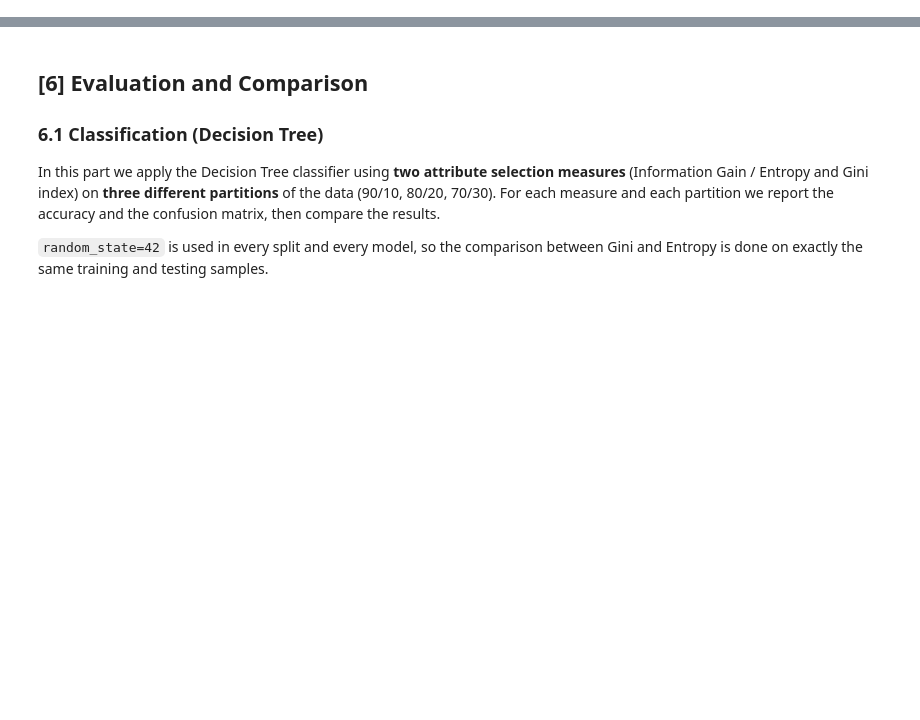
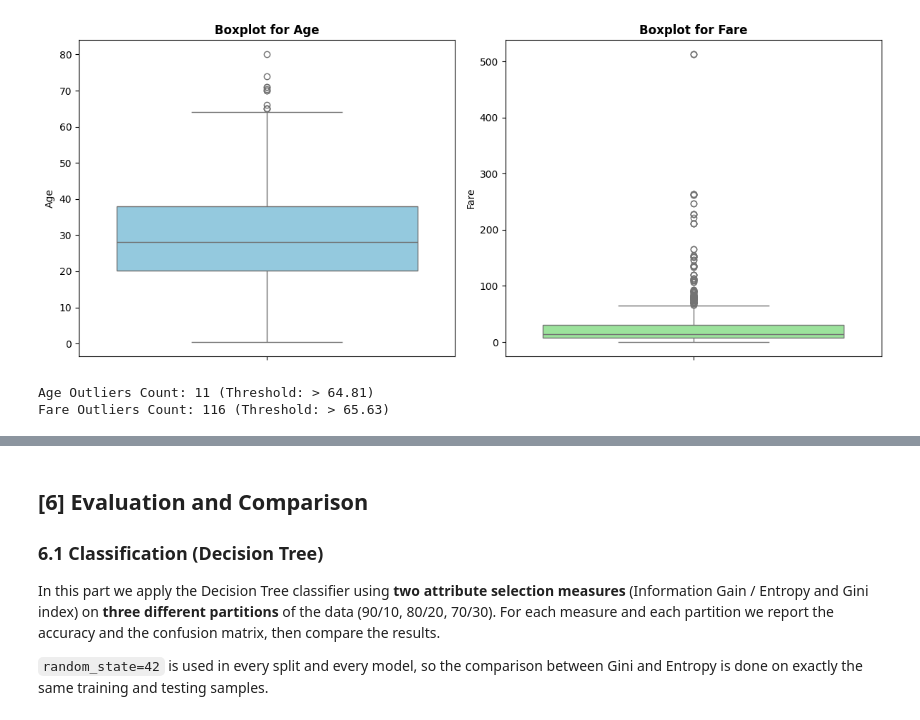
Before and after one commit to Razan445/IT326-Project, a Jupyter notebook: Phase3.ipynb, the cells around one changed output, grey strips where cells are left out. Cells and saved outputs as stored; diff of their text form; code cells hidden in the pictures; blank space fills up the shorter version.

```diff
--- a/Phase3.ipynb
+++ b/Phase3.ipynb
@@ -0,0 +79,11 @@
+# %%
+import pandas as pd
+import numpy as np
+import matplotlib.pyplot as plt
+import seaborn as sns
+
+df = pd.read_csv('https://raw.githubusercontent.com/Razan445/IT326-Project/refs/heads/main/Dataset/Raw_dataset.csv')
+raw_df = df.copy()
+
+print("Dataset Shape:", df.shape)
+df.head()
@@ -0,0 +142,39 @@
+# %%
+import matplotlib.pyplot as plt
+import seaborn as sns
+
+# Outliers Extraction and Boxplots for Numeric Attributes
+plt.figure(figsize=(12, 5))
+
+# Boxplot for Age
+plt.subplot(1, 2, 1)
+sns.boxplot(y=df['Age'], color='skyblue')
+plt.title('Boxplot for Age', fontsize=12, fontweight='bold')
+
+# Boxplot for Fare
+plt.subplot(1, 2, 2)
+sns.boxplot(y=df['Fare'], color='lightgreen')
+plt.title('Boxplot for Fare', fontsize=12, fontweight='bold')
+
+plt.tight_layout()
+plt.show()
+
+# Detect Outliers programmatically using IQR
+def detect_outliers_iqr(series):
+    q1 = series.quantile(0.25)
+    q3 = series.quantile(0.75)
+    iqr = q3 - q1
+    lower = q1 - 1.5 * iqr
+    upper = q3 + 1.5 * iqr
+    outliers = series[(series < lower) | (series > upper)]
+    return len(outliers), lower, upper
+
+age_outliers_cnt, age_low, age_high = detect_outliers_iqr(df['Age'].dropna())
+fare_outliers_cnt, fare_low, fare_high = detect_outliers_iqr(df['Fare'].dropna())
+
+print(f"Age Outliers Count: {age_outliers_cnt} (Threshold: > {age_high:.2f})")
+print(f"Fare Outliers Count: {fare_outliers_cnt} (Threshold: > {fare_high:.2f})")
+# %% [output]
+[figure, added]
+Age Outliers Count: 11 (Threshold: > 64.81)
+Fare Outliers Count: 116 (Threshold: > 65.63)
```
Also changed, not shown: parts of 32 cells of this notebook.
